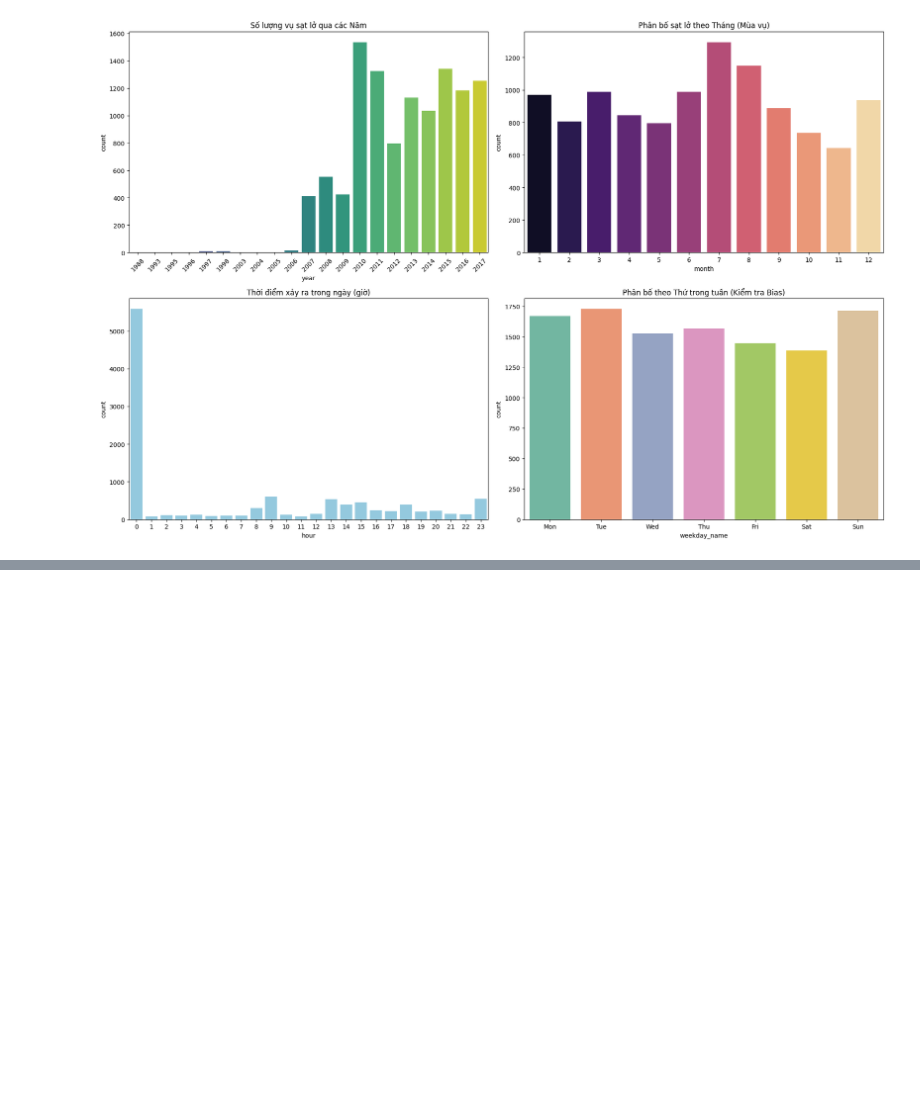
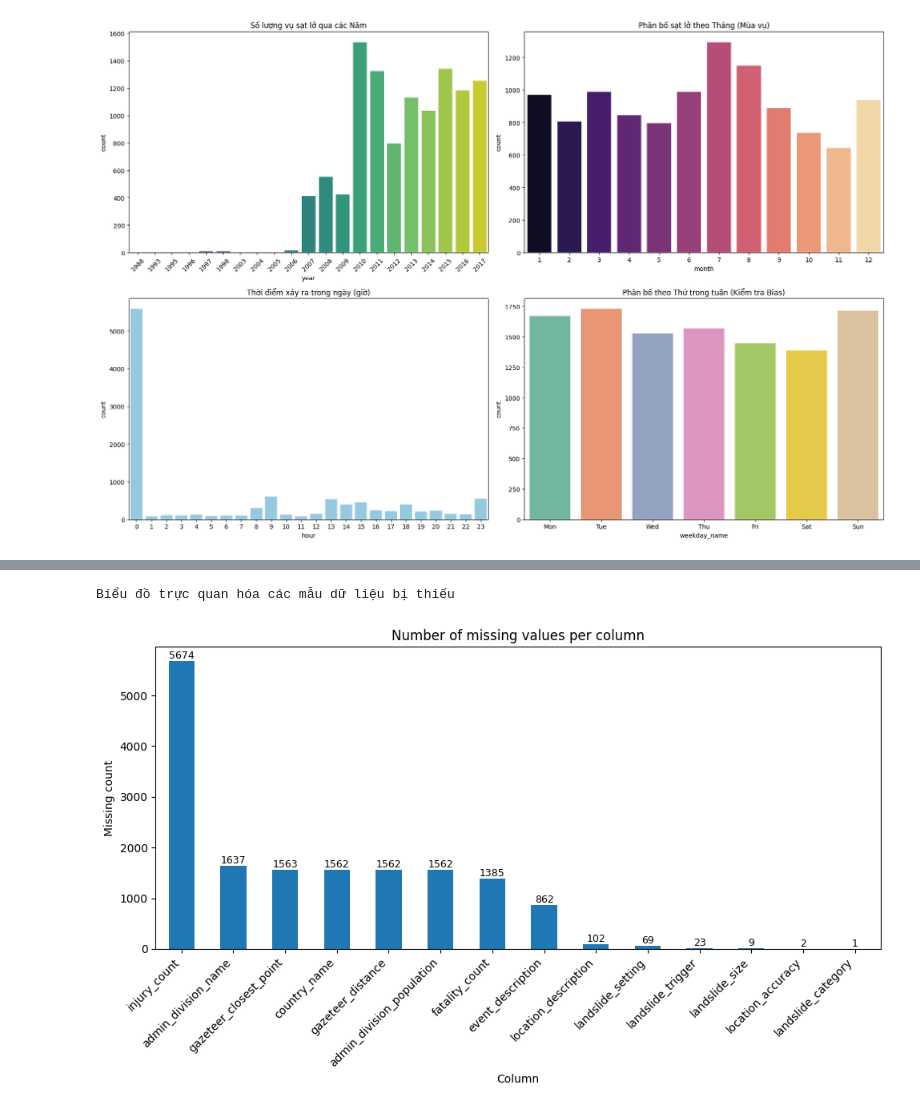
Before and after one commit to tientien01/Global-Landslide-Catalog-NASA-Analysis, a Jupyter notebook: notebook/02_data_exploration.ipynb, the cells around one changed output, grey strips where cells are left out. Saved outputs shown, nothing was run; the diff lists cells and outputs as text; code cells hidden in the pictures; blank space fills up the shorter version.

```diff
--- a/notebook/02_data_exploration.ipynb
+++ b/notebook/02_data_exploration.ipynb
@@ -653,0 +809,23 @@ Passing `palette` without assigning `hue` is deprecated and will be removed in v
+# %%
+missing_cnt = df.isnull().sum().sort_values(ascending=False)
+missing_pct = (df.isnull().mean() * 100).sort_values(ascending=False)
+
+# Bar chart: số missing
+plt.figure(figsize=(10,6))
+ax = missing_cnt[missing_cnt > 0].plot(kind='bar')
+plt.title('Number of missing values per column')
+plt.ylabel('Missing count')
+plt.xlabel('Column')
+plt.xticks(rotation=45, ha='right')
+
+# optional: annotate counts trên bar
+for p in ax.patches:
+    ax.annotate(int(p.get_height()), (p.get_x() + p.get_width()/2., p.get_height()),
+                ha='center', va='bottom', fontsize=9)
+
+plt.tight_layout()
+print("Biểu đồ trực quan hóa các mẫu dữ liệu bị thiếu")
+plt.show()
+# %% [output]
+Biểu đồ trực quan hóa các mẫu dữ liệu bị thiếu
+[figure, added]
```
Also changed, not shown: parts of 11 cells of this notebook.
